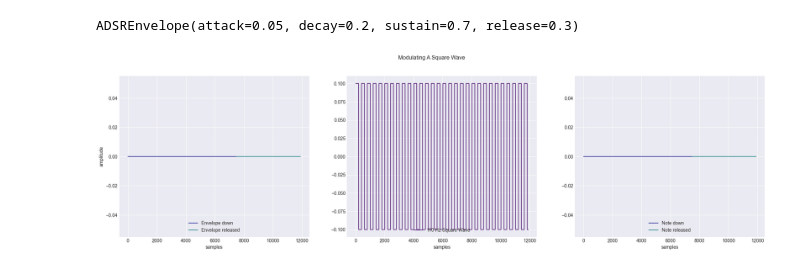
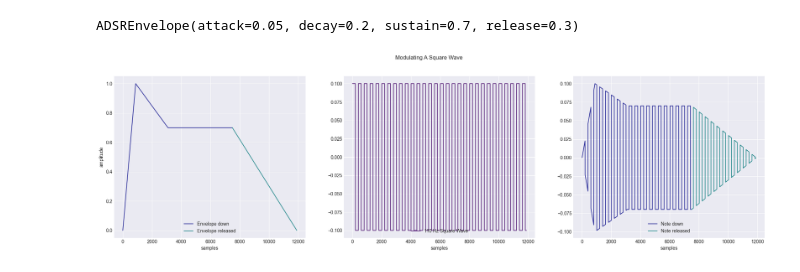
Before and after one commit to rasigle/sonicrack, a Jupyter notebook: examples/oscillators/oscillators_v4_envelope.ipynb, the cells around one changed output. Drawn from its saved outputs; the diff is of its cells as text; code cells hidden in the pictures.

```diff
--- a/examples/oscillators/oscillators_v4_envelope.ipynb
+++ b/examples/oscillators/oscillators_v4_envelope.ipynb
@@ -62,31 +62,32 @@ plot((xd, envvals[:down]), 1, 3, 1, color=colors[2], label="Envelope down")
 plot(
     (xu, envvals[down:]),
     0,
     3,
     1,
     color=colors[1],
     label="Envelope released",
     xlabel="samples",
     ylabel="amplitude",
 )
 plt.legend(loc="lower center")
 
 osc = SquareOscillator(110)
+env.trigger_note_on()
 oscvals = osc.get_samples(reset=True)[: down + up]
 plot(oscvals, 1, 3, 2, label="110 Hz Square Wave", xlabel="samples", color=colors[3])
 plt.legend(loc="lower center")
 
 plot((xd, oscvals[:down] * envvals[:down]), 1, 3, 3, color=colors[2], label="Note down")
 plot(
     (xu, oscvals[down:] * envvals[down:]),
     0,
     3,
     3,
     color=colors[1],
     label="Note released",
     xlabel="samples",
 )
 plt.legend(loc="lower center")
 plt.show()
 # %% [output]
-[figure, old version]
+[figure, new version]
```
Also changed, not shown: 1 other file.
